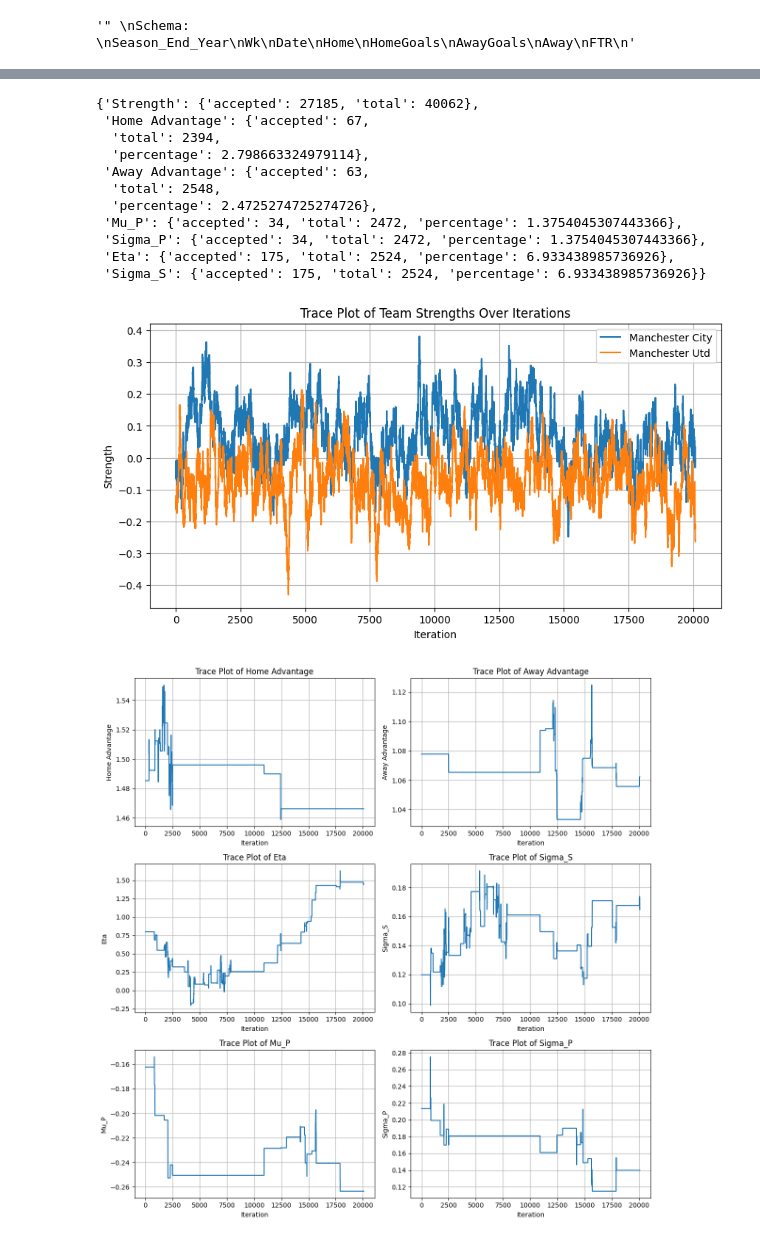
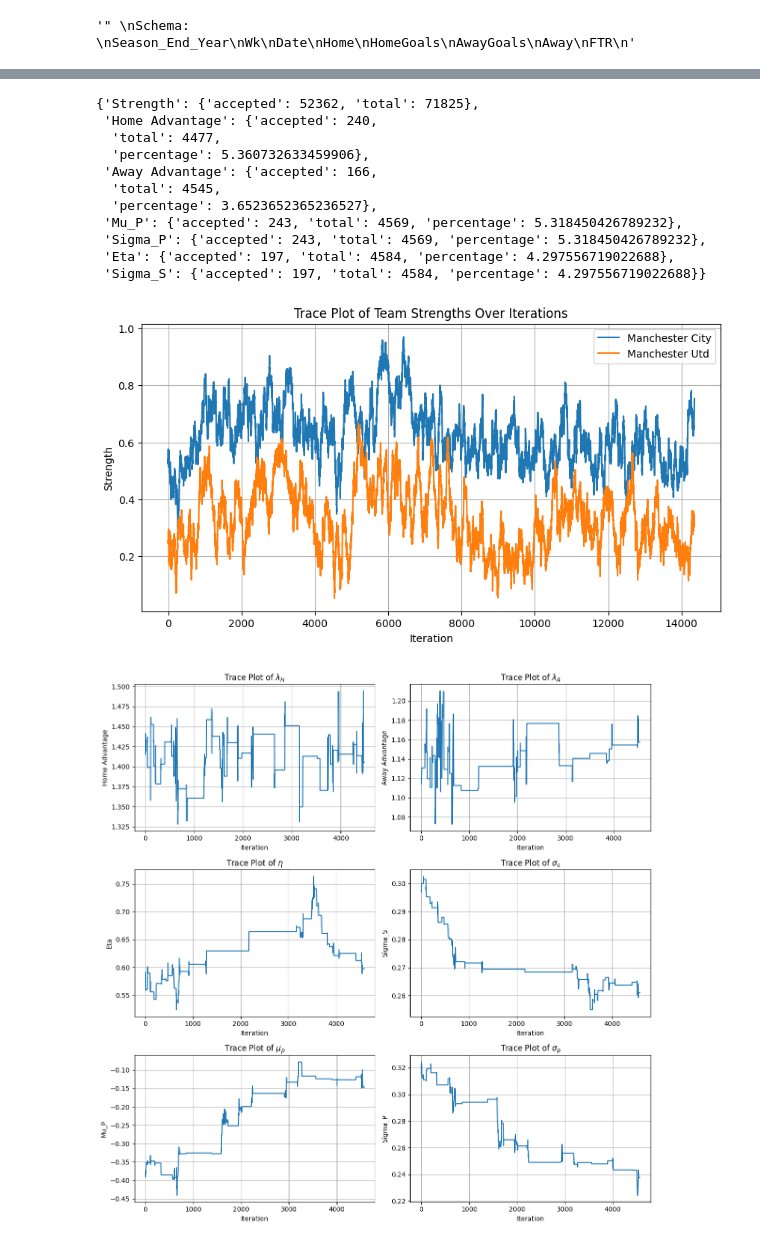
Before and after one commit to josephjsun/M4R, a Jupyter notebook: mcmc_multi_season.ipynb, the cells around one changed output, grey strips where cells are left out. Saved outputs shown, nothing was run; the diff lists cells and outputs as text; code cells hidden in the pictures.

```diff
--- a/mcmc_multi_season.ipynb
+++ b/mcmc_multi_season.ipynb
@@ -11,6 +11,13 @@ importlib.reload(mcmc_functions)
 from mcmc_functions import *
 import importlib
 
-seasons_df = pd.read_csv('/Users/josephsun/Desktop/M4R/code/premier-league-matches.csv')
+seasons_missing_df = pd.read_csv('/Users/josephsun/Desktop/M4R/code/premier-league-matches.csv')
 tables_df = pd.read_csv('/Users/josephsun/Desktop/M4R/code/pl-tables-1993-2024.csv')
+recent_df = pd.read_csv('matches.csv')
+recent_df = recent_df[recent_df['Venue'] == 'Home']
+# %%
+converted_recent_df = convert_match_data(recent_df)
+converted_recent_df = converted_recent_df.sort_values(by='Wk').reset_index(drop=True)
+
+seasons_df = pd.concat([seasons_missing_df, converted_recent_df], ignore_index=True)
 # %%
@@ -33,28 +59,28 @@ FTR
 # %%
 strength_dict, parameters, acceptance_counters, tracked_parameters, strength_dict_original = (
-mcmc(seasons_df, 2015, 2016, burn_in = 10000, iterations = 50000))
+mcmc(seasons_df, 2017, 2021, burn_in = 10000, iterations = 90000))
 # %%
 acceptance_counters
 # %% [output]
-{'Strength': {'accepted': 27185, 'total': 40062},
- 'Home Advantage': {'accepted': 67,
-  'total': 2394,
-  'percentage': 2.798663324979114},
- 'Away Advantage': {'accepted': 63,
-  'total': 2548,
-  'percentage': 2.4725274725274726},
- 'Mu_P': {'accepted': 34, 'total': 2472, 'percentage': 1.3754045307443366},
- 'Sigma_P': {'accepted': 34, 'total': 2472, 'percentage': 1.3754045307443366},
- 'Eta': {'accepted': 175, 'total': 2524, 'percentage': 6.933438985736926},
- 'Sigma_S': {'accepted': 175, 'total': 2524, 'percentage': 6.933438985736926}}
+{'Strength': {'accepted': 52362, 'total': 71825},
+ 'Home Advantage': {'accepted': 240,
+  'total': 4477,
+  'percentage': 5.360732633459906},
+ 'Away Advantage': {'accepted': 166,
+  'total': 4545,
+  'percentage': 3.6523652365236527},
+ 'Mu_P': {'accepted': 243, 'total': 4569, 'percentage': 5.318450426789232},
+ 'Sigma_P': {'accepted': 243, 'total': 4569, 'percentage': 5.318450426789232},
+ 'Eta': {'accepted': 197, 'total': 4584, 'percentage': 4.297556719022688},
+ 'Sigma_S': {'accepted': 197, 'total': 4584, 'percentage': 4.297556719022688}}
 # %%
-trace_plot_strength(strength_dict, ['Manchester City', 'Manchester Utd'], 2015)
+trace_plot_strength(strength_dict, ['Manchester City', 'Manchester Utd'], 2018)
 # %% [output]
-[figure, old version]
+[figure, new version]
 # %%
 #note, can try plotting global parameters with adjusted timescale with trace_plot_parameter(tracked_parameters[year])
-trace_plot_parameter(tracked_parameters[2015])
+trace_plot_parameter(parameters)
 # %% [output]
-[figure, old version]
+[figure, new version]
 # %%
 #comparison_plot(strength_histories_one, 'Leicester', 'Arsenal')
```
Also changed, not shown: parts of 15 cells of this notebook, 11 other files.
